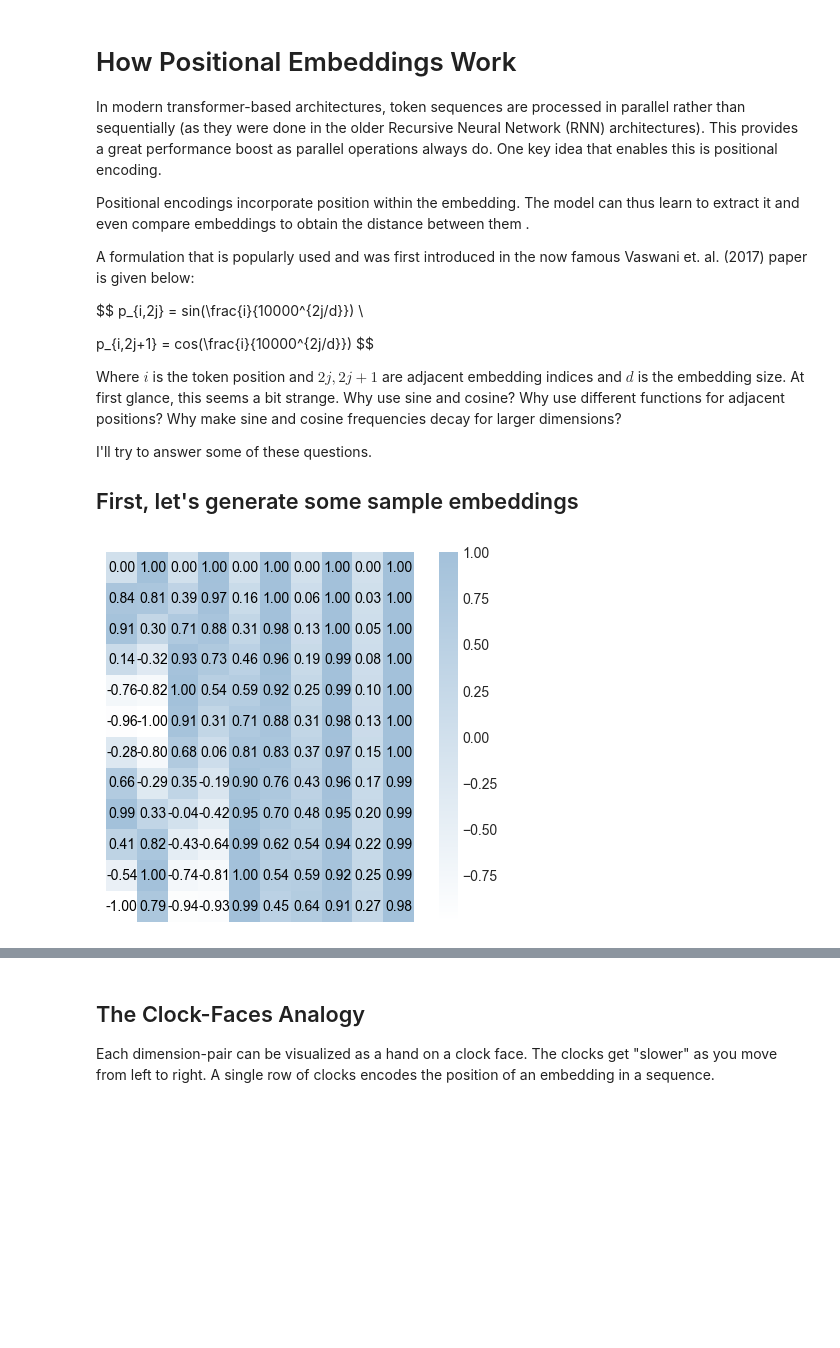
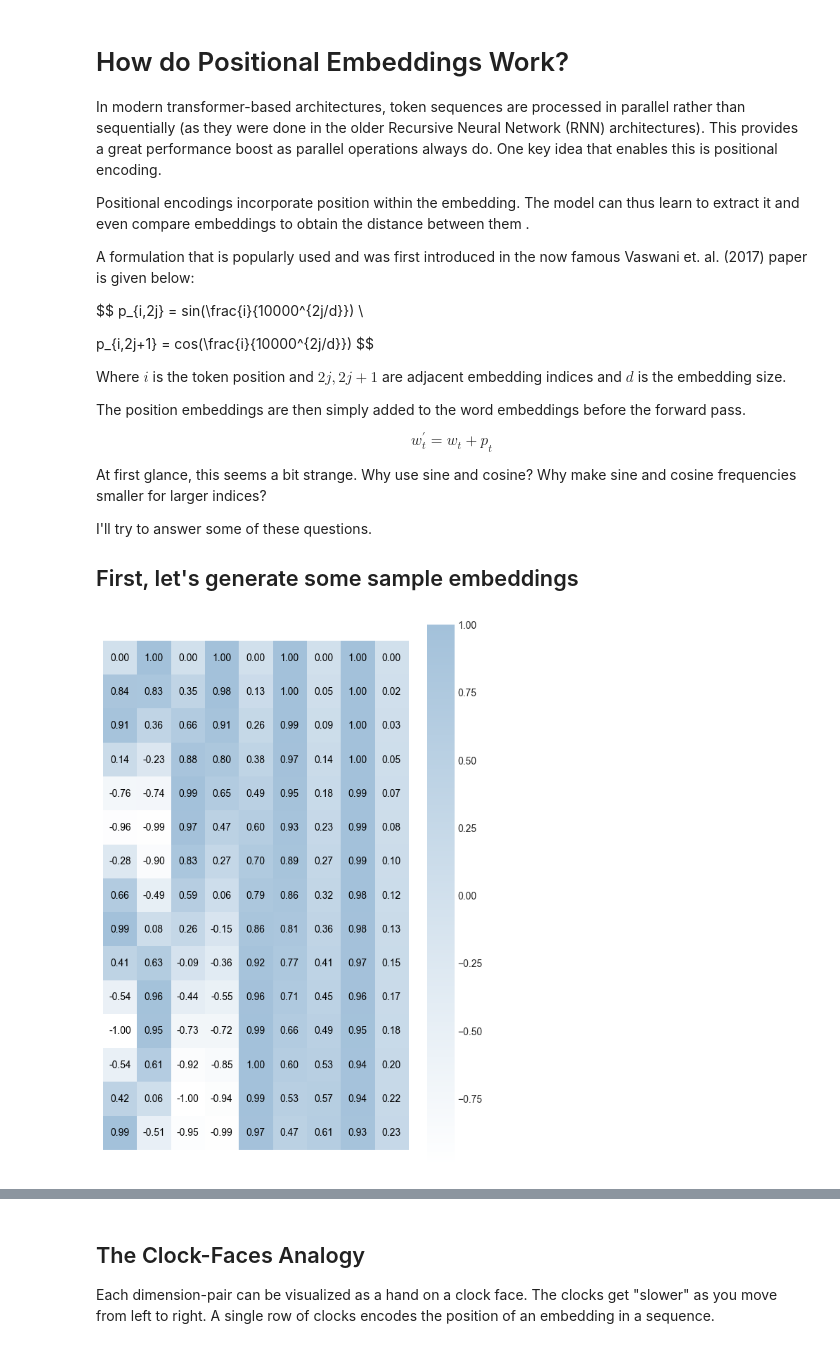
Before and after one commit to novastar53/novastar53.github.io, a Jupyter notebook: site/how-positional-embeddings-work.ipynb, the cells around one changed output, grey strips where cells are left out. Cells and saved outputs as stored; diff of their text form; code cells hidden in the pictures; blank space fills up the shorter version.

Commit message:
Finished positional embeddings post

```diff
--- a/site/how-positional-embeddings-work.ipynb
+++ b/site/how-positional-embeddings-work.ipynb
@@ -1,5 +1,5 @@
 # %% [markdown]
-# How Positional Embeddings Work
+# How do Positional Embeddings Work?
 
 In modern transformer-based architectures, token sequences are processed in parallel rather than sequentially (as they were done in the older Recursive Neural Network (RNN) architectures).
 This provides a great performance boost as parallel operations always do. One key idea that enables this is positional encoding.
@@ -14,18 +14,27 @@ p_{i,2j} = sin(\frac{i}{10000^{2j/d}}) \\
 p_{i,2j+1} = cos(\frac{i}{10000^{2j/d}})
 $$
 
-Where $i$ is the token position and $2j, 2j+1$ are adjacent embedding indices and $d$ is the embedding size. At first glance, this seems a bit strange. Why use sine and cosine? Why use different functions for adjacent positions? Why make sine and cosine frequencies decay for larger dimensions?
+
+Where $i$ is the token position and $2j, 2j+1$ are adjacent embedding indices and $d$ is the embedding size.
+
+The position embeddings are then simply added to the word embeddings before the forward pass.
+
+$$
+w^{\prime}_t = w_t + p_t
+$$
+
+At first glance, this seems a bit strange. Why use sine and cosine? Why make sine and cosine frequencies smaller for larger indices?
 
 I'll try to answer some of these questions.
 
 ## First, let's generate some sample embeddings
 # %%
-sequence_length = 12
-embedding_length = 10
+sequence_length = 15
+embedding_length = 9
 
 import jax.numpy as jnp
 
-def get_embedding_value(t, i):
+def pos(t, i):
 
     x = t / (100.0**(i/embedding_length))
     return x, jnp.where(i%2 == 0, jnp.sin(x), jnp.cos(x))
@@ -33,26 +42,30 @@ def get_embedding_value(t, i):
 embeddings = jnp.zeros([sequence_length, embedding_length])
 for i in range(sequence_length):
     for j in range(embedding_length):
-        e = get_embedding_value(i, j)
+        e = pos(i, j)
         embeddings = embeddings.at[i,j].set(e[1])
 # %%
 import matplotlib.pyplot as plt
 plt.style.use('seaborn-v0_8-darkgrid')
 
 from matplotlib.colors import LinearSegmentedColormap
 
 pastel_cmap = LinearSegmentedColormap.from_list('pastel_blue', ['white', '#a3c1da'])
-plt.imshow(embeddings, cmap=pastel_cmap, interpolation='nearest')
-plt.xticks([])
-plt.yticks([])
-plt.colorbar()
+
+fig, axes = plt.subplots(1,1, figsize=[7,10])
+
+
+cax = axes.imshow(embeddings, cmap=pastel_cmap, interpolation='nearest')
+axes.set_xticks([])
+axes.set_yticks([])
+fig.colorbar(cax, ax=axes)
 
 for i in range(embeddings.shape[0]):
     for j in range(embeddings.shape[1]):
-        plt.text(j, i, f'{embeddings[i, j]:.2f}', ha='center', va='center', color='black')
+        axes.text(j, i, f'{embeddings[i, j]:.2f}', ha='center', va='center', color='black')
 
 
 plt.show()
 # %% [output]
-[figure, old version]
+[figure, new version]
 # %% [markdown]
```
Also changed, not shown: parts of 13 cells of this notebook.
